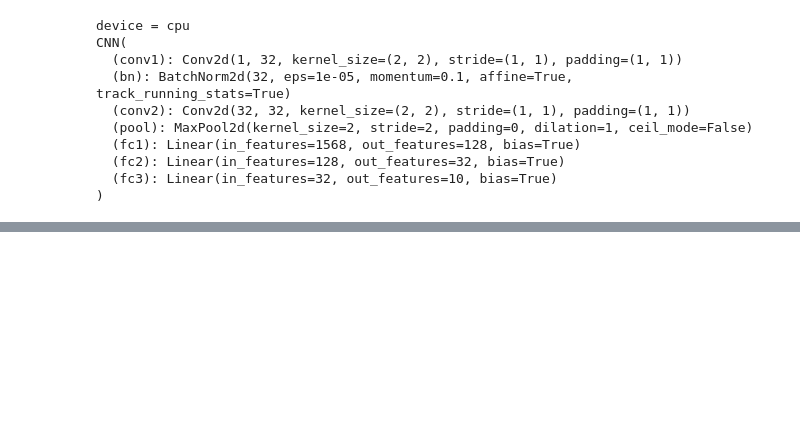
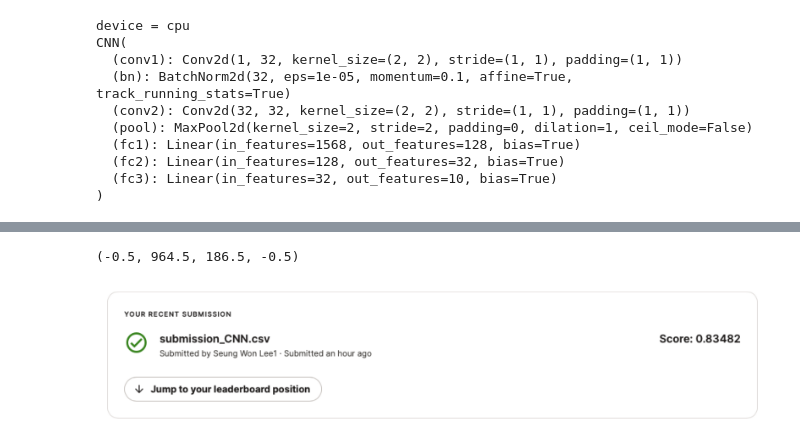
Before and after one commit to diet-teacher/personal-study, a Jupyter notebook: kaggle/MNIST_CNN.ipynb, the cells around one changed output, grey strips where cells are left out. Saved outputs shown, nothing was run; the diff lists cells and outputs as text; code cells hidden in the pictures; blank space fills up the shorter version.

```diff
--- a/kaggle/MNIST_CNN.ipynb
+++ b/kaggle/MNIST_CNN.ipynb
@@ -280,0 +344,9 @@ train epoch : 100 [32000/33600 (95%)]    Train Loss : 0.000341
+# %%
+import cv2
+score = cv2.imread('./dataset/digit-recognizer/CNN.png')
+plt.figure(figsize=(10,2))
+plt.imshow(score, cmap='gray')
+plt.axis('off')
+# %% [output]
+(-0.5, 964.5, 186.5, -0.5)
+[figure, added]
```
Also changed, not shown: parts of 5 cells of this notebook.
